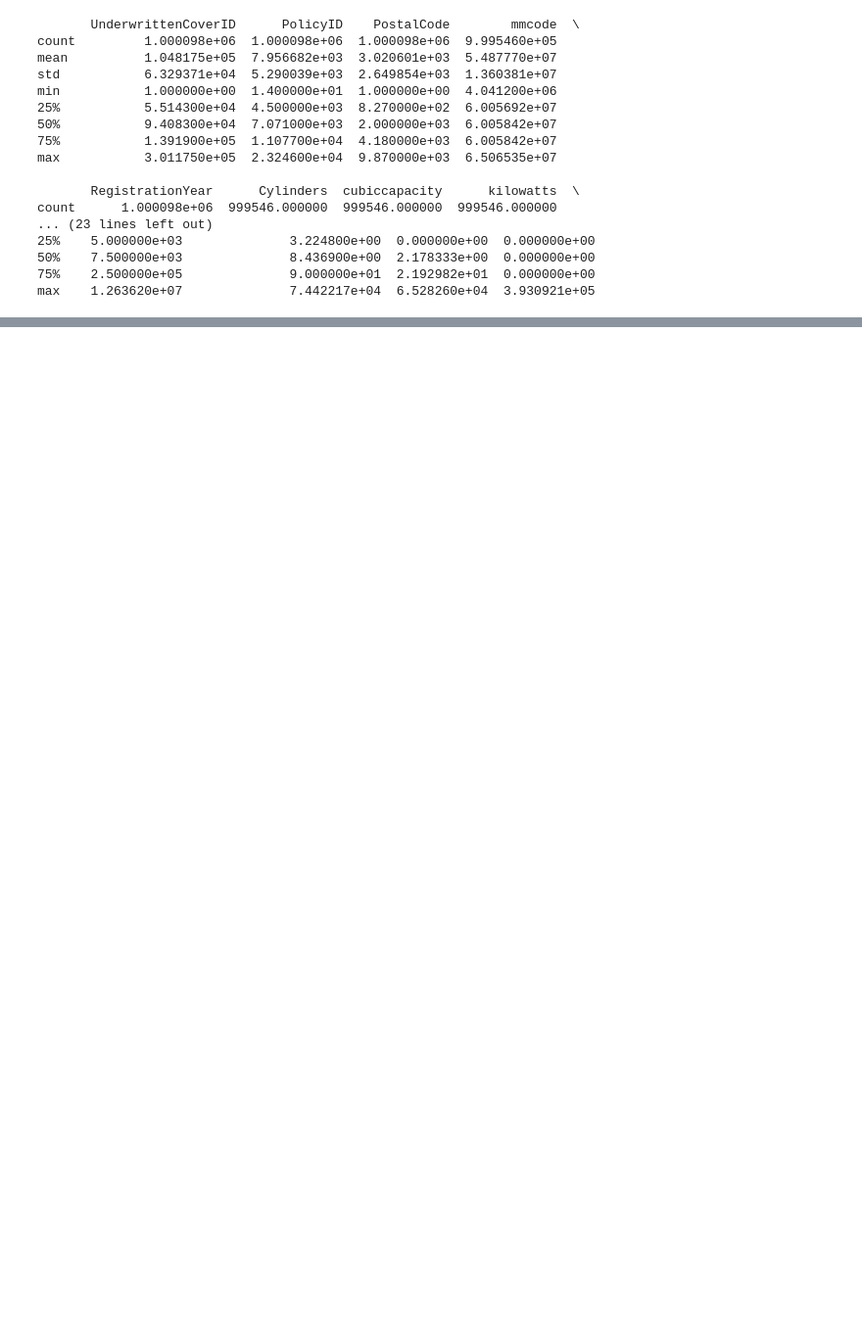
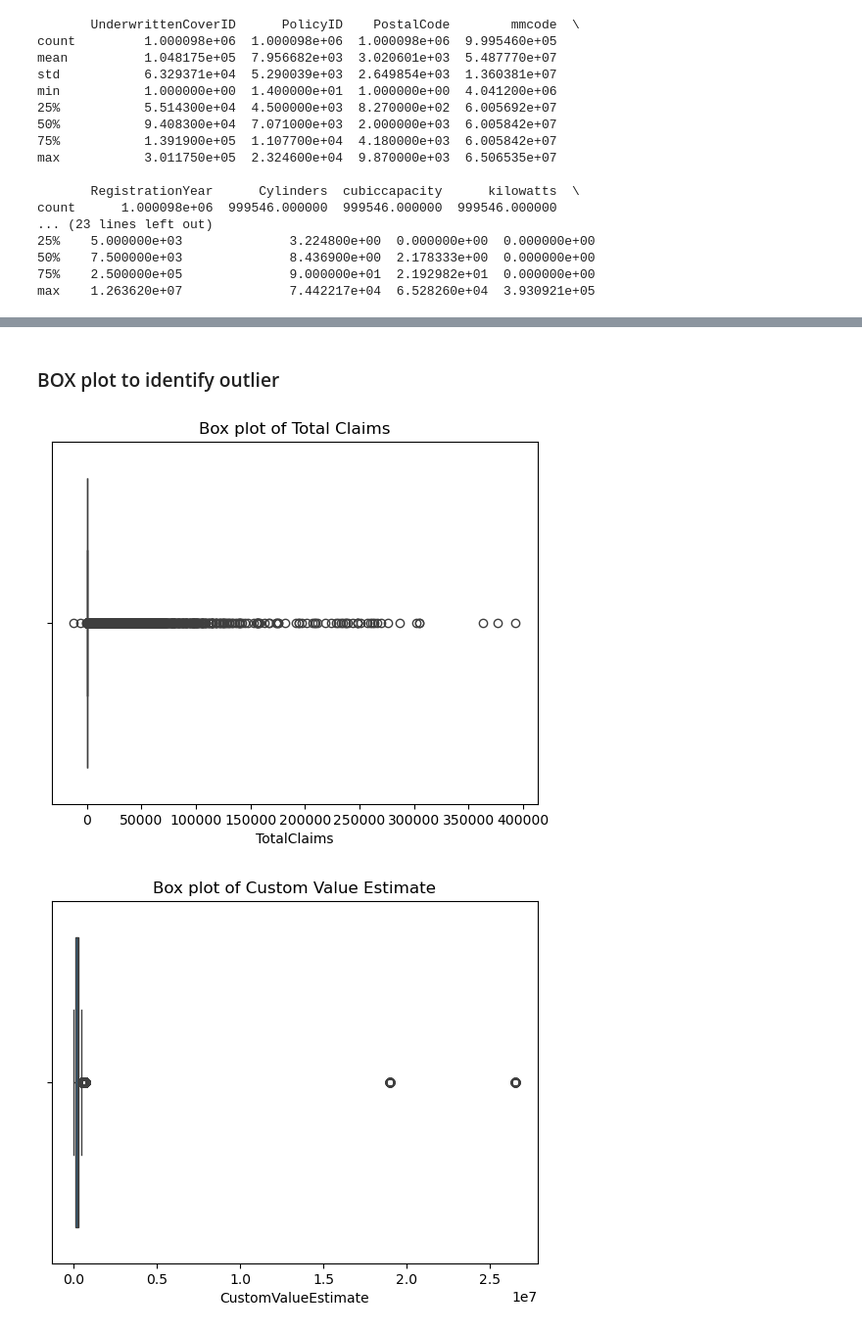
Before and after one commit to Samrizee/End-to-End-Insurance-Risk-Analytics-Predictive-Modeling, a Jupyter notebook: notebooks/EDA&Stats.ipynb, the cells around one changed output, grey strips where cells are left out. Shown at 98% size. Saved outputs shown, nothing was run; the diff lists cells and outputs as text; code cells hidden in the pictures; blank space fills up the shorter version.

```diff
--- a/notebooks/EDA&Stats.ipynb
+++ b/notebooks/EDA&Stats.ipynb
@@ -77,0 +233,15 @@ max    1.263620e+07              7.442217e+04  6.528260e+04  3.930921e+05
+# %% [markdown]
+### BOX plot to identify outlier
+# %%
+# Box plot for TotalClaims
+sns.boxplot(x=df['TotalClaims'])
+plt.title('Box plot of Total Claims')
+plt.show()
+
+# Box plot for CustomValueEstimate
+sns.boxplot(x=df['CustomValueEstimate'])
+plt.title('Box plot of Custom Value Estimate')
+plt.show()
+# %% [output]
+[figure, added]
+[figure, added]
```
Also changed, not shown: parts of 24 cells of this notebook.
